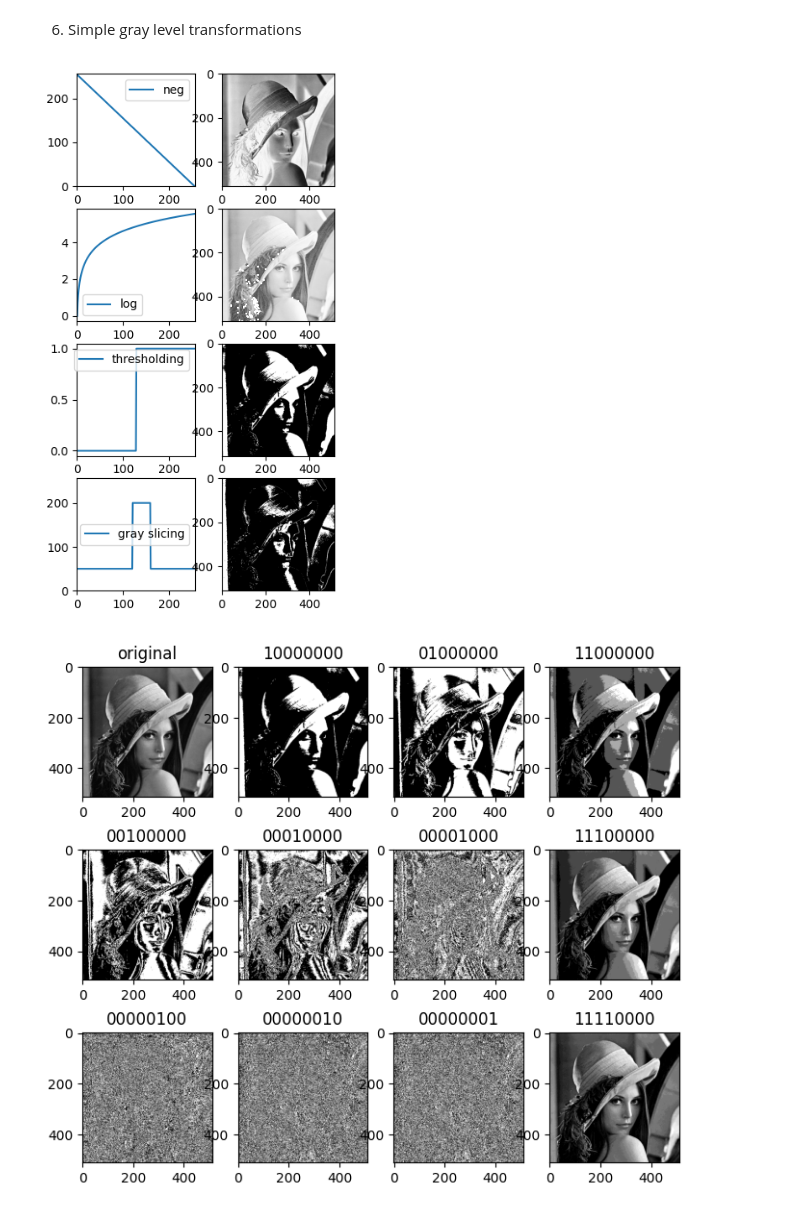
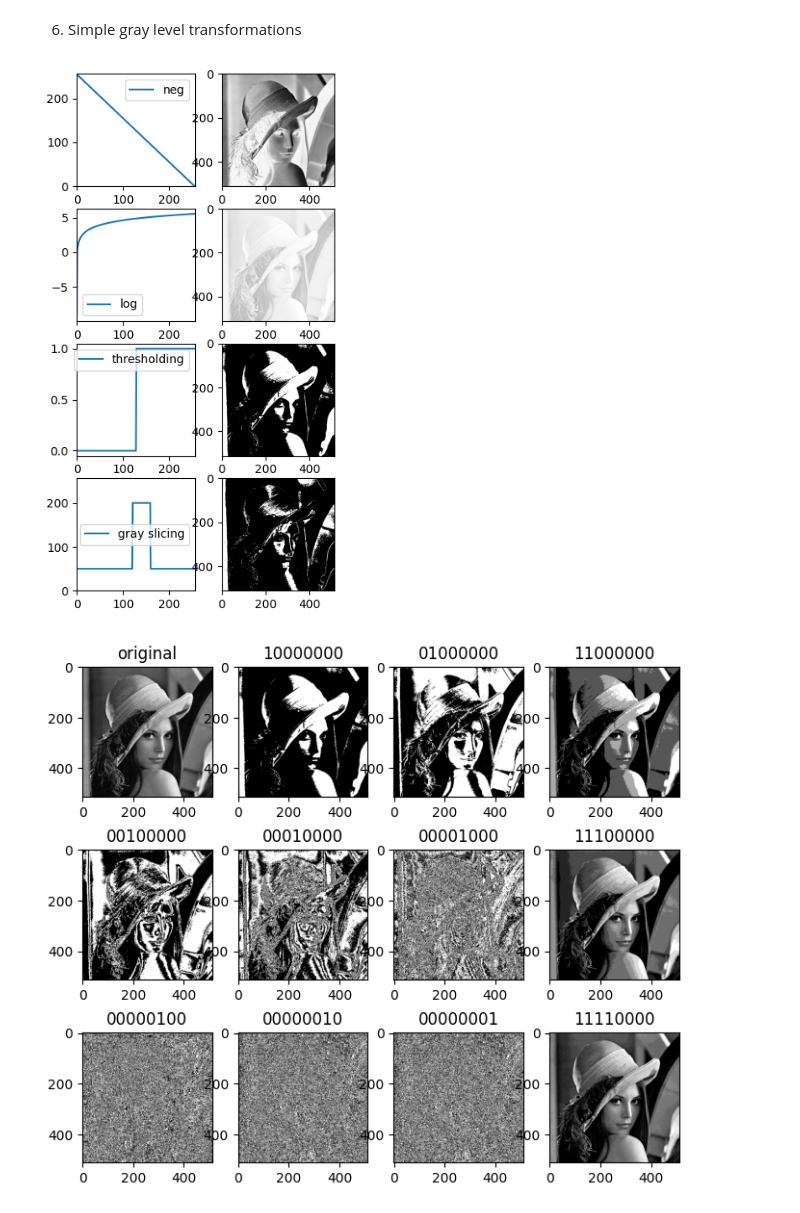
Before and after one commit to khhandrea/university-projects, a Jupyter notebook: 01-point-processing.ipynb, the cells around one changed output. Drawn from its saved outputs; the diff is of its cells as text; code cells hidden in the pictures.

```diff
--- a/01-point-processing.ipynb
+++ b/01-point-processing.ipynb
@@ -152,7 +154,8 @@ for i in range(256):
     table_neg[i] = 255 - i
 
 for i in range(256):
-    table_log[i] = np.log(i)
+    delta = 1e-4
+    table_log[i] = np.log(i + delta)
 
 threshold = 128
 for i in range(256):
@@ -182,34 +185,34 @@ plt.legend()
 plt.subplot(4, 2, 2)
 plt.imshow(img_neg, cmap='gray')
 
 plt.subplot(4, 2, 3)
 plt.xlim((0, 256))
 plt.plot(np.arange(256), table_log, label='log')
 plt.legend()
 
 plt.subplot(4, 2, 4)
 plt.imshow(img_log, cmap='gray')
 
 plt.subplot(4, 2, 5)
 plt.xlim((0, 256))
 plt.plot(np.arange(256), table_thresholding, label='thresholding')
 plt.legend()
 
 plt.subplot(4, 2, 6)
 plt.imshow(img_thresholding, cmap='gray')
 
 plt.subplot(4, 2, 7)
 plt.xlim((0, 256))
 plt.ylim((0, 256))
 plt.plot(np.arange(256), table_gray_slicing, label='gray slicing')
 plt.legend()
 
 plt.subplot(4, 2, 8)
 plt.imshow(img_gray_slicing, cmap='gray')
 
 plt.show()
 # %% [output]
-[figure, old version]
+[figure, new version]
 # %%
 img = cv2.imread('images/01-lena-gray.png', cv2.IMREAD_GRAYSCALE)
 
```
Also changed, not shown: parts of 6 cells of this notebook, 2 other files.
